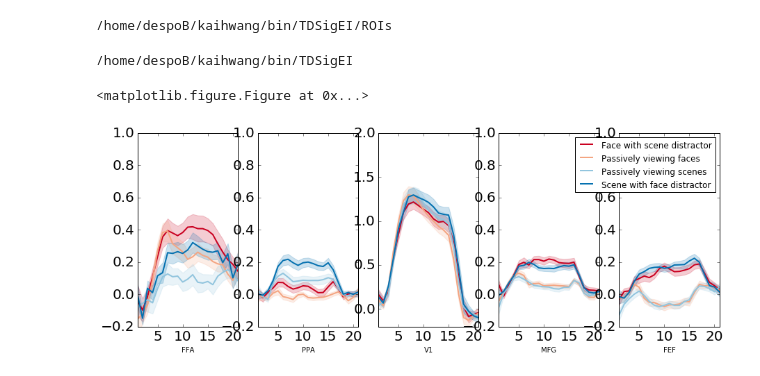
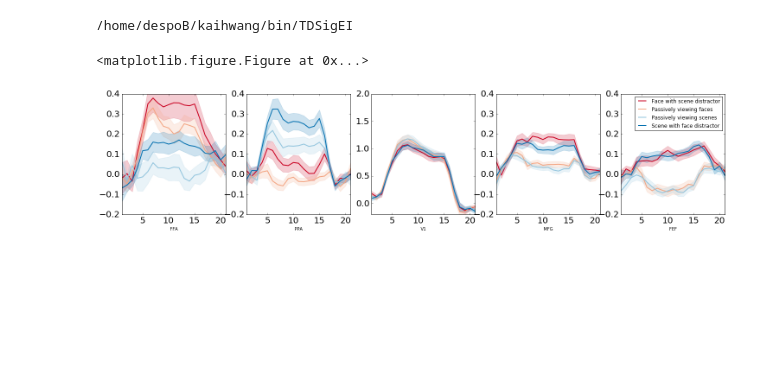
Before and after one commit to kaihwang/TDSigEI, a Jupyter notebook: Models/Plot FIR.ipynb, the cells around one changed output. Saved outputs shown, nothing was run; the diff lists cells and outputs as text; code cells hidden in the pictures; blank space fills up the shorter version.

```diff
--- a/Models/Plot FIR.ipynb
+++ b/Models/Plot FIR.ipynb
@@ -17,6 +16 @@ WARNING: pylab import has clobbered these variables: ['cond']
-# %%
-cd /home/despoB/kaihwang/bin/TDSigEI/ROIs
-%run dataframe_FIR.py
-# %% [output]
-/home/despoB/kaihwang/bin/TDSigEI/ROIs
 # %%
@@ -32,33 +26,33 @@ sem_df = FIR_df.groupby(['ROI','Condition','Volume']).sem().reset_index()
 #conditions
 plt.rc('xtick', labelsize=20)
 plt.rc('ytick', labelsize=20)
 ROIs = ['FFA', 'PPA', 'V1', 'MFG', 'FEF']
 Conditions =['FH', 'Fp', 'Hp', 'HF']
 Labels = ['Face with scene distractor', 'Passively viewing faces ', 'Passively viewing scenes', 'Scene with face distractor']
 x = np.arange(1,22)
 #get colormap
 cmap = brewer2mpl.get_map('RdBu','diverging', 4)
 plt.figure(1)
-plt.figure(figsize=(15,5))
+plt.figure(figsize=(25,5))
 for r, roi in enumerate(ROIs):
     plt.subplot(1, 5, r+1)
 
     for i, c in enumerate(Conditions):
         y = np.array(mean_df[(mean_df['ROI'] == roi) & (mean_df['Condition'] == c)]['Beta'])
         error = np.array(sem_df[(mean_df['ROI'] == roi) & (mean_df['Condition'] == c)]['Beta'])
         plt.plot(x, y, color = cmap.hex_colors[i], linewidth=2  )
 
         plt.fill_between(x, y-1*error, y+1*error, alpha=0.2, edgecolor=cmap.hex_colors[i],
                      facecolor=cmap.hex_colors[i], label=c)
         if roi == 'V1':
             plt.ylim(-0.2, 2)
         else:
-            plt.ylim(-0.2, 1)
+            plt.ylim(-0.2, 0.4)
         plt.xlim(1, 21)
         plt.xlabel(roi)
 plt.legend(Labels)
 plt.show()
 #avefig('/home/despoB/kaihwang/bin/TDSigEI/FIR_estimates.jpg')
 # %% [output]
 <matplotlib.figure.Figure at 0x...>
-[figure, old version]
+[figure, new version]
```
Also changed, not shown: parts of 7 cells of this notebook, 1 other file.
